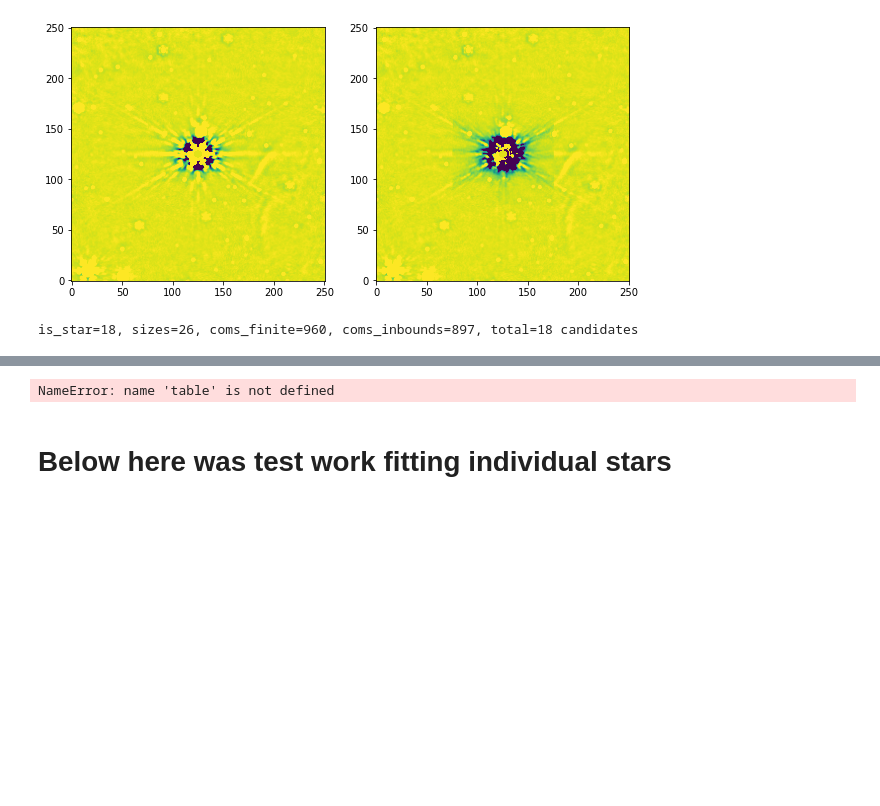
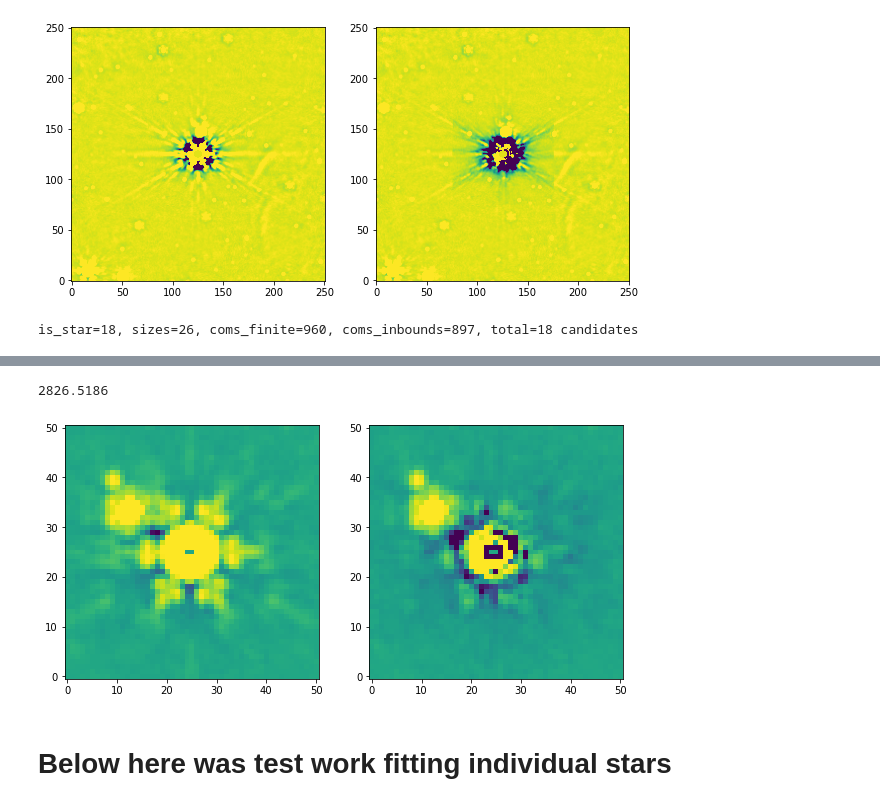
Before and after one commit to keflavich/JW0731_Carina, a Jupyter notebook: FitSaturatedStars.ipynb, the cells around one changed output, grey strips where cells are left out. Saved outputs shown, nothing was run; the diff lists cells and outputs as text; code cells hidden in the pictures; blank space fills up the shorter version.

```diff
--- a/FitSaturatedStars.ipynb
+++ b/FitSaturatedStars.ipynb
@@ -392,11 +406,22 @@ data[slc][ndimage.binary_dilation(data[slc]==0, iterations=3)].sum()
+# %%
+star = fourth_brightest_stars[25]
+
+pl.figure(figsize=(10,5))
+slc = star.slices
+norm = simple_norm(data[slc], stretch='asinh', max_percent=95, min_percent=0.01)
+msk = data[slc] != 0
+pl.subplot(1,2,1).imshow(data[slc]*msk, origin='lower', norm=norm)
+pl.subplot(1,2,2).imshow(resid[slc]*msk, origin='lower', norm=norm)
+data[slc][ndimage.binary_dilation(data[slc]==0, iterations=3)].sum()
+# %% [output]
+2826.5186
+[figure, added]
 # %%
 from astropy import table
 # %%
-stacked_star_table = table.vstack([brightest_stars, next_brightest_stars, third_brightest_stars, fourth_brightest_stars])
-original_resid = photutils.psf.utils.subtract_psf(orig_data, grid, stacked_star_table)
-fits.PrimaryHDU(data=original_resid, header=im1[1].header).writeto("F444W_saturated_stars_subtracted.fits")
+stacked_star_table = table.vstack([brightest_result, next_brightest_result, third_brightest_result, fourth_brightest_result])
+original_resid = photutils.psf.utils.subtract_psf(origdata, grid, stacked_star_table)
+fits.PrimaryHDU(data=original_resid, header=im1[1].header).writeto("F444W_saturated_stars_subtracted.fits", overwrite=True)
-# %% [output]
-NameError: name 'table' is not defined
 # %% [markdown]
 # Below here was test work fitting individual stars
 # %%
```
Also changed, not shown: parts of 6 cells of this notebook, 2 other files.
